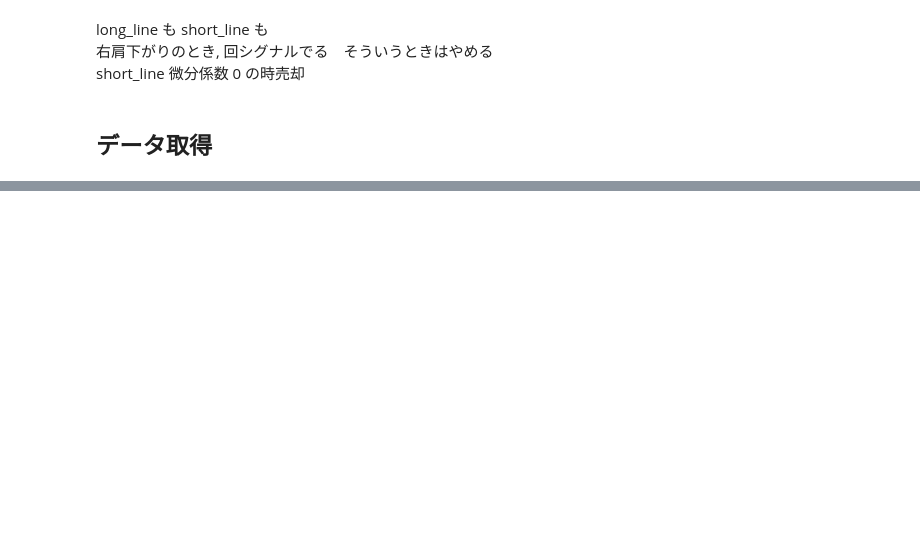
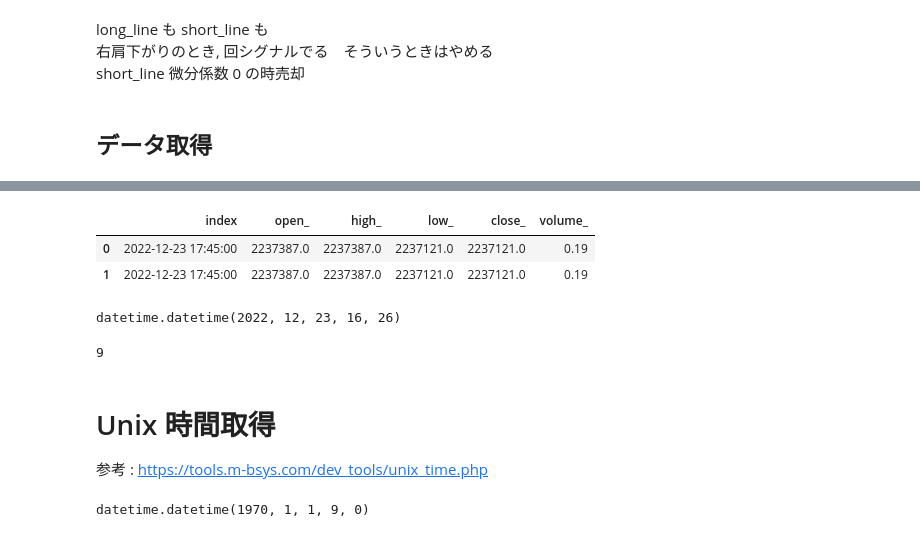
Before and after one commit to yodarjeering/BITCOIN, a Jupyter notebook: Code/coincheck.ipynb, the cells around one changed output, grey strips where cells are left out. Saved outputs shown, nothing was run; the diff lists cells and outputs as text; code cells hidden in the pictures; blank space fills up the shorter version.

```diff
--- a/Code/coincheck.ipynb
+++ b/Code/coincheck.ipynb
@@ -99,6 +99,7 @@ TOLERABLE_LOSS = 10
 # %% [markdown]
 # funcs
 # %%
+
 
 
 
@@ -111,6 +112,16 @@ def market_info():
 # 板情報を取得する関数
 def OrderBook():
     result = coincheck.fetchOrderBook(symbol=SYMBOL)
+    return result
+
+# ローソク足を取得する関数
+def get_ohlcv(timeframe='1m',since=None,limit=None):
+    result = coincheck.fetch_ohlcv(
+        symbol=SYMBOL,
+        timeframe=timeframe,
+        since=since,
+        limit=limit
+        )
     return result
 
 # 売り注文と買い注文を取得する関数
@@ -1258,0 +1340,30 @@ price : 2393686.0
+# %%
+df_ = pd.DataFrame(col_dict)
+# %%
+df_
+# %% [output]
+|  | index | open_ | high_ | low_ | close_ | volume_ |
+| 0 | 2022-12-23 17:45:00 | 2237387.0 | 2237387.0 | 2237121.0 | 2237121.0 | 0.19 |
+| 1 | 2022-12-23 17:45:00 | 2237387.0 | 2237387.0 | 2237121.0 | 2237121.0 | 0.19 |
+# %%
+index_ = str(result2[0][0])
+index_ = index_[:-3]
+index_ = int(index_)
+dt = datetime.datetime.fromtimestamp(index_)
+dt
+# %% [output]
+datetime.datetime(2022, 12, 23, 16, 26)
+# %%
+print(len(result))
+# %% [output]
+9
+# %% [markdown]
+# Unix 時間取得
+参考 : https://tools.m-bsys.com/dev_tools/unix_time.php
+# %%
+import datetime
+
+dt = datetime.datetime.fromtimestamp(0)
+dt
+# %% [output]
+datetime.datetime(1970, 1, 1, 9, 0)
```
Also changed, not shown: parts of 25 cells of this notebook, 1 other file.
